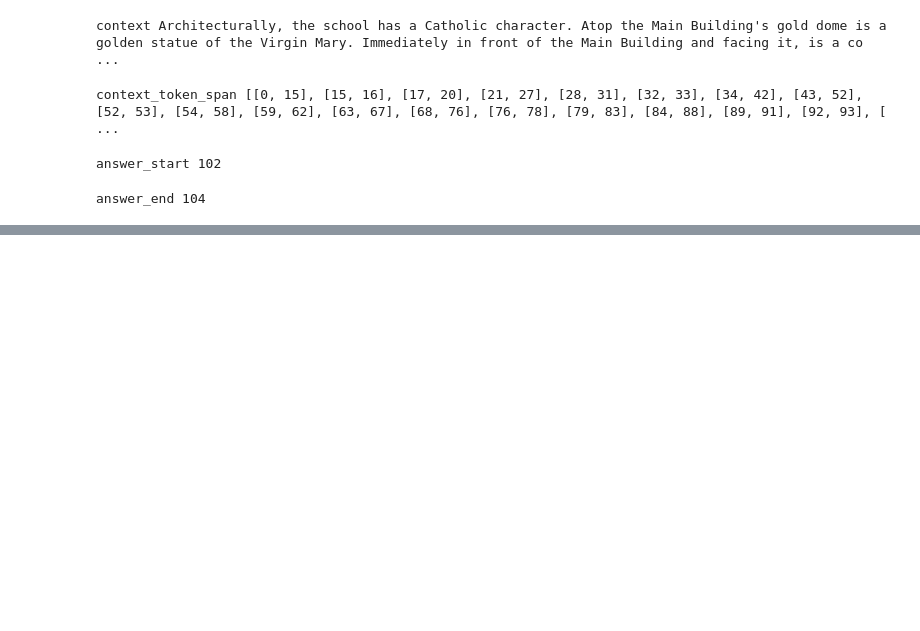
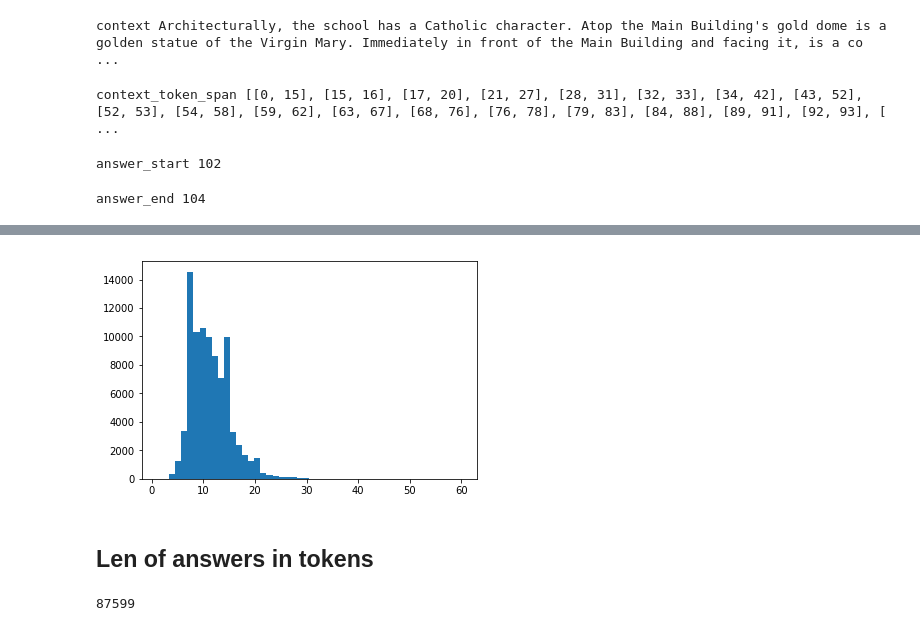
Before and after one commit to cutlass90/DrQA-Tensorflow, a Jupyter notebook: analize_dataset.ipynb, the cells around one changed output, grey strips where cells are left out. Drawn from its saved outputs; the diff is of its cells as text; code cells hidden in the pictures; blank space fills up the shorter version.

```diff
--- a/analize_dataset.ipynb
+++ b/analize_dataset.ipynb
@@ -138,2 +70,0 @@ len(par.context)
-# %%
-qa = par.qas[0]
@@ -284,2 +70,0 @@ ind_to_word = {v:k for k, v in word_to_ind.items()}
-# %%
-qa = par.qas[0]
@@ -586,0 +276,2 @@ array([[ 0.        ,  0.        ,  0.        ,  0.00704225],
+# %%
+q_lens = [len(qa.question_tokens) for p in data for qa in p.qas]
@@ -586,0 +282,7 @@ array([[ 0.        ,  0.        ,  0.        ,  0.00704225],
+# %%
+plt.hist(q_lens, bins=50)
+plt.show()
+# %% [output]
+[figure, added]
+# %% [markdown]
+## Len of answers in tokens
@@ -586,0 +291,4 @@ array([[ 0.        ,  0.        ,  0.        ,  0.00704225],
+# %%
+len(a_lens)
+# %% [output]
+87599
```
Also changed, not shown: parts of 73 cells of this notebook, 3 other files.
